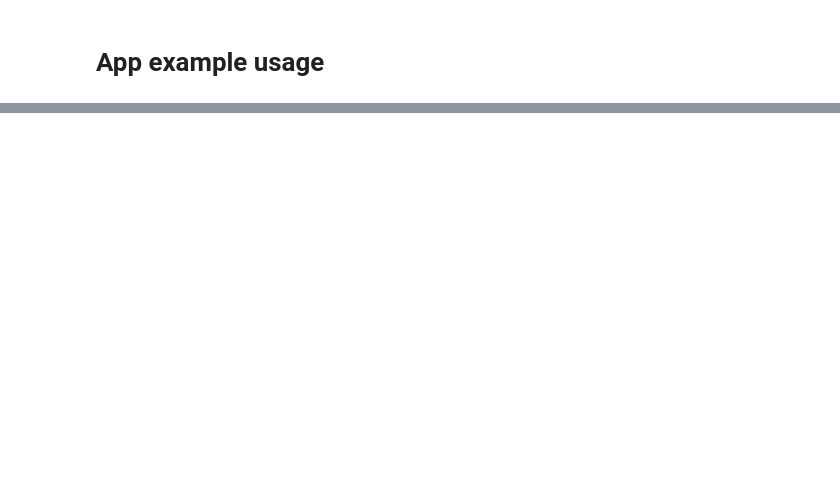
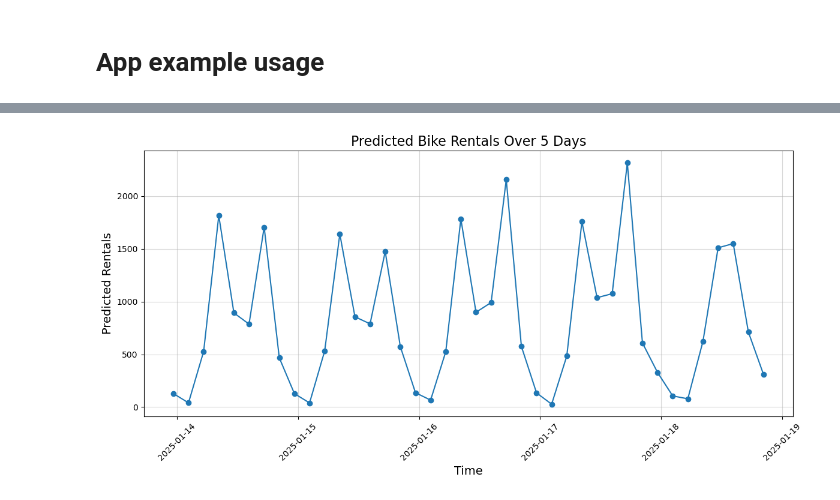
Before and after one commit to MattWojciechowski/london_bike_sharing, a Jupyter notebook: notebooks/example_app.ipynb, the cells around one changed output, grey strips where cells are left out. Cells and saved outputs as stored; diff of their text form; code cells hidden in the pictures; blank space fills up the shorter version.

```diff
--- a/notebooks/example_app.ipynb
+++ b/notebooks/example_app.ipynb
@@ -138,0 +221,22 @@ plt.show()
+# %%
+import matplotlib.pyplot as plt
+import pandas as pd
+
+# Dodanie kolumny 'timestamp' na podstawie godzin i dni
+start_date = pd.Timestamp.now()  # Zakładamy, że prognoza zaczyna się teraz
+forecast_df["timestamp"] = [
+    start_date + pd.Timedelta(hours=3 * i) for i in range(len(forecast_df))
+]
+
+# Wykres ciągłego czasu
+plt.figure(figsize=(12, 6))
+plt.plot(forecast_df["timestamp"], forecast_df["predicted_rentals"], marker="o", label="Predicted Rentals")
+plt.title("Predicted Bike Rentals Over 5 Days", fontsize=16)
+plt.xlabel("Time", fontsize=14)
+plt.ylabel("Predicted Rentals", fontsize=14)
+plt.grid(alpha=0.5)
+plt.xticks(rotation=45)  # Obracamy etykiety osi X dla czytelności
+plt.tight_layout()
+plt.show()
+# %% [output]
+[figure, added]
```
Also changed, not shown: parts of 13 cells of this notebook, 8 other files.
